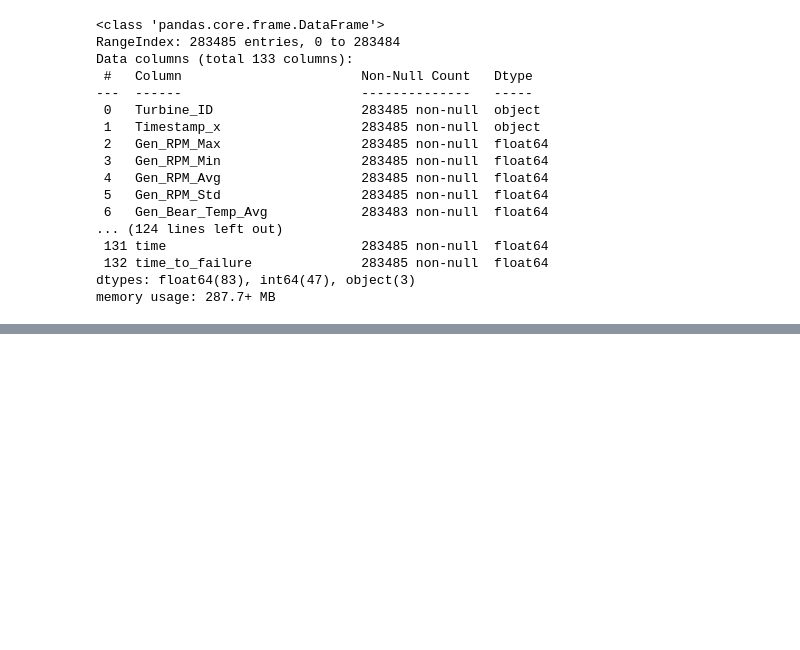
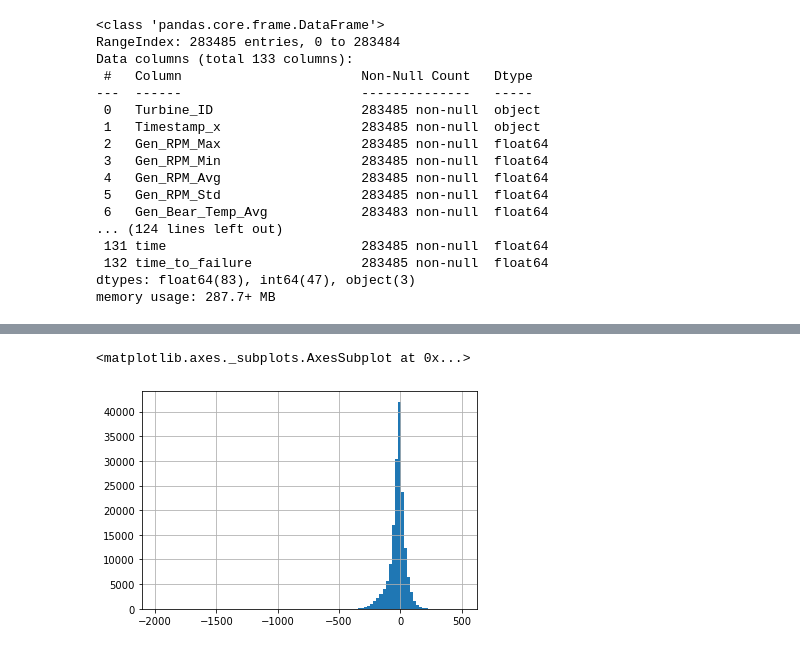
Before and after one commit to AntoniKedzierski/Windfarm, a Jupyter notebook: eda.ipynb, the cells around one changed output, grey strips where cells are left out. Drawn from its saved outputs; the diff is of its cells as text; code cells hidden in the pictures; blank space fills up the shorter version.

```diff
--- a/eda.ipynb
+++ b/eda.ipynb
@@ -259,0 +159,6 @@ def my_density(x,miu,sig,pi,alfa,beta):
+# %%
+def std_power_curve2(turbine):
+    turbine_new = turbine.copy()
+    turbine_new = trim_wind(turbine, 4, 15)
+    turbine_new["Pwr_Std"] = turbine_new["Grd_Prod_Pwr_Avg"] - power_curve2(turbine_new["Amb_WindSpeed_Avg"])
+    return turbine_new
@@ -259,0 +187,4 @@ def my_density(x,miu,sig,pi,alfa,beta):
+# %%
+X=df[["Grd_Prod_Pwr_Avg", "Amb_WindSpeed_Avg", "Amb_Temp_Avg", "Nac_Temp_Avg", "Rtr_RPM_Avg", "Gear_Bear_Temp_Avg", "Gen_RPM_Avg","angle_difference","time_to_failure"]]
+# %%
+X=std_power_curve2(X)
@@ -259,0 +201,2 @@ def my_density(x,miu,sig,pi,alfa,beta):
+# %%
+X=X.drop(columns=["time_to_failure"])
@@ -259,0 +212,5 @@ def my_density(x,miu,sig,pi,alfa,beta):
+# %%
+X["Pwr_Std"].hist(bins=100)
+# %% [output]
+<matplotlib.axes._subplots.AxesSubplot at 0x...>
+[figure, added]
```
Also changed, not shown: parts of 73 cells of this notebook.
